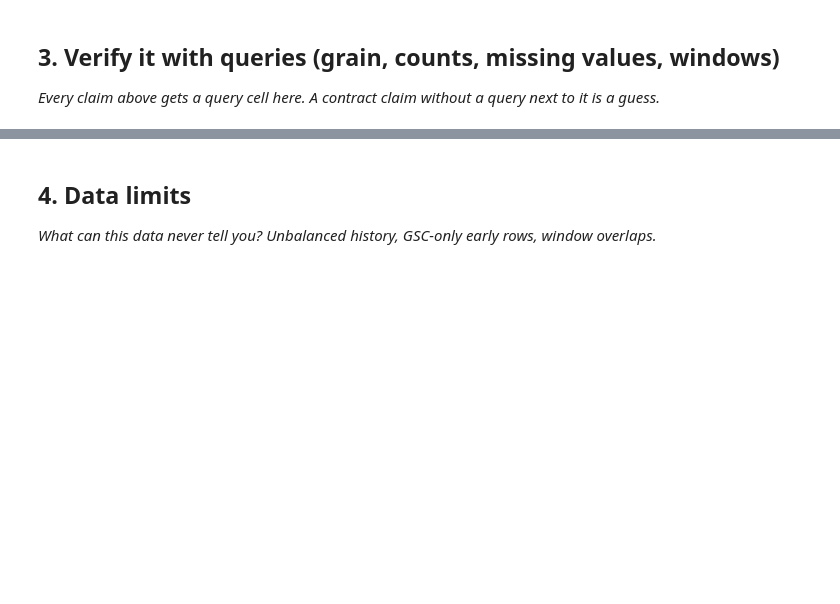
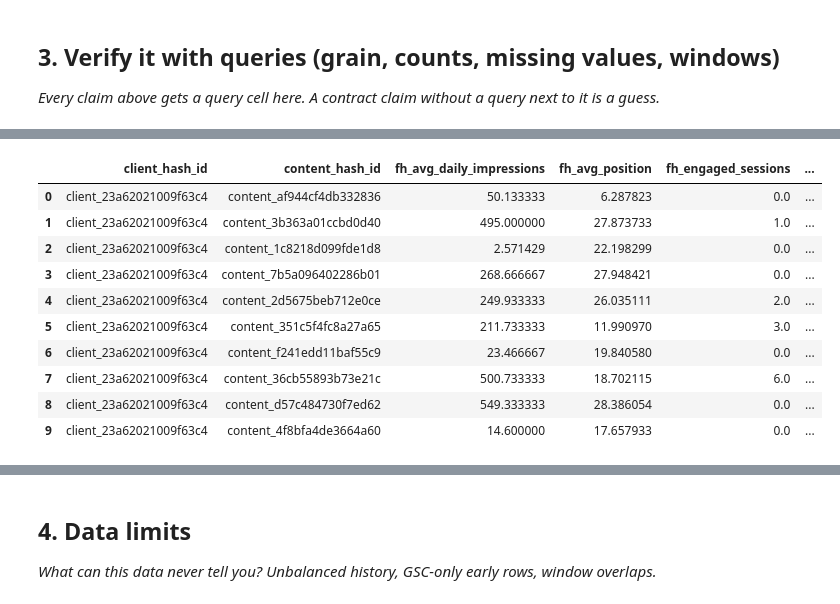
Before and after one commit to baselsalah342-max/flyrank_intern, a Jupyter notebook: work/notebooks/w03_data_contract.ipynb, the cells around one changed output, grey strips where cells are left out. Saved outputs shown, nothing was run; the diff lists cells and outputs as text; code cells hidden in the pictures; blank space fills up the shorter version.

```diff
--- a/work/notebooks/w03_data_contract.ipynb
+++ b/work/notebooks/w03_data_contract.ipynb
@@ -12,0 +67,13 @@ This skeleton is yours to fill. Work the sections **in order** — each one has
+# %%
+
+pd.set_option("display.max_rows", None)
+
+BASE = "hf://datasets/FlyRank/internship-warehouse"
+
+print("=== fact_content_daily_performance ===")
+fact_cols = con.sql(f"DESCRIBE SELECT * FROM read_parquet('{BASE}/fact_content_daily_performance/month=2026-03/*.parquet') LIMIT 0").df()
+print(fact_cols[["column_name", "column_type"]].to_string())
+
+print("\n=== dim_content ===")
+content_cols = con.sql(f"DESCRIBE SELECT * FROM read_parquet('{BASE}/dim_content.parquet') LIMIT 0").df()
+print(content_cols[["column_name", "column_type"]].to_string())
@@ -29,0 +256,65 @@ This skeleton is yours to fill. Work the sections **in order** — each one has
+# %%
+# This cell is for CODE (numbers, a query, a check).
+# Write your text answer in the cell ABOVE this one — typing sentences here breaks Run All.
+
+# 5 FEATURES — built only from the FEATURE WINDOW (2026-03-01 -> 2026-03-15), the decision point
+# The LABEL WINDOW (2026-03-16 -> 2026-03-31) is kept separate on purpose, so nothing "future"
+# leaks into a feature by accident.
+
+feature_frame_sql = f"""
+WITH fh AS (
+  SELECT
+    client_hash_id,
+    content_hash_id,
+    AVG(gsc_impressions) AS fh_avg_daily_impressions,
+    AVG(gsc_avg_position) AS fh_avg_position,
+    SUM(CASE WHEN ga4_data_available IS TRUE THEN ga4_engaged_sessions ELSE 0 END) AS fh_engaged_sessions,
+    SUM(gsc_impressions) AS fh_total_impressions
+  FROM read_parquet('{BASE}/fact_content_daily_performance/month=2026-03/*.parquet')
+  WHERE report_date BETWEEN DATE '2026-03-01' AND DATE '2026-03-15'
+    AND gsc_data_available IS TRUE
+  GROUP BY client_hash_id, content_hash_id
+),
+sh AS (
+  -- second half: used ONLY to build the label, kept apart from features
+  SELECT
+    client_hash_id,
+    content_hash_id,
+    SUM(gsc_impressions) AS sh_total_impressions
+  FROM read_parquet('{BASE}/fact_content_daily_performance/month=2026-03/*.parquet')
+  WHERE report_date BETWEEN DATE '2026-03-16' AND DATE '2026-03-31'
+    AND gsc_data_available IS TRUE
+  GROUP BY client_hash_id, content_hash_id
+),
+content_meta AS (
+  SELECT
+    client_hash_id,
+    content_hash_id,
+    word_count,
+    DATE_DIFF('day', content_created_date, DATE '2026-03-15') AS content_age_days
+  FROM read_parquet('{BASE}/dim_content.parquet')
+)
+SELECT
+  fh.client_hash_id,
+  fh.content_hash_id,
+  fh.fh_avg_daily_impressions,
+  fh.fh_avg_position,
+  fh.fh_engaged_sessions,
+  cm.content_age_days,
+  cm.word_count,
+  fh.fh_total_impressions,
+  COALESCE(sh.sh_total_impressions, 0) AS sh_total_impressions,
+  CASE
+    WHEN COALESCE(sh.sh_total_impressions, 0) < 0.8 * fh.fh_total_impressions THEN 1
+    ELSE 0
+  END AS is_declining
+FROM fh
+JOIN content_meta cm USING (client_hash_id, content_hash_id)
+LEFT JOIN sh USING (client_hash_id, content_hash_id)
+WHERE fh.fh_total_impressions > 0
+"""
+
+feature_df = con.sql(feature_frame_sql).df()
+print(feature_df.shape)
+feature_df.head(10)
+# %% [output]
@@ -29,0 +322,11 @@ This skeleton is yours to fill. Work the sections **in order** — each one has
+|  | client_hash_id | content_hash_id | fh_avg_daily_impressions | fh_avg_position | fh_engaged_sessions | ... |
+| 0 | client_23a62021009f63c4 | content_af944cf4db332836 | 50.133333 | 6.287823 | 0.0 | ... |
+| 1 | client_23a62021009f63c4 | content_3b363a01ccbd0d40 | 495.000000 | 27.873733 | 1.0 | ... |
+| 2 | client_23a62021009f63c4 | content_1c8218d099fde1d8 | 2.571429 | 22.198299 | 0.0 | ... |
+| 3 | client_23a62021009f63c4 | content_7b5a096402286b01 | 268.666667 | 27.948421 | 0.0 | ... |
+| 4 | client_23a62021009f63c4 | content_2d5675beb712e0ce | 249.933333 | 26.035111 | 2.0 | ... |
+| 5 | client_23a62021009f63c4 | content_351c5f4fc8a27a65 | 211.733333 | 11.990970 | 3.0 | ... |
+| 6 | client_23a62021009f63c4 | content_f241edd11baf55c9 | 23.466667 | 19.840580 | 0.0 | ... |
+| 7 | client_23a62021009f63c4 | content_36cb55893b73e21c | 500.733333 | 18.702115 | 6.0 | ... |
+| 8 | client_23a62021009f63c4 | content_d57c484730f7ed62 | 549.333333 | 28.386054 | 0.0 | ... |
+| 9 | client_23a62021009f63c4 | content_4f8bfa4de3664a60 | 14.600000 | 17.657933 | 0.0 | ... |
```
Also changed, not shown: parts of 21 cells of this notebook.
